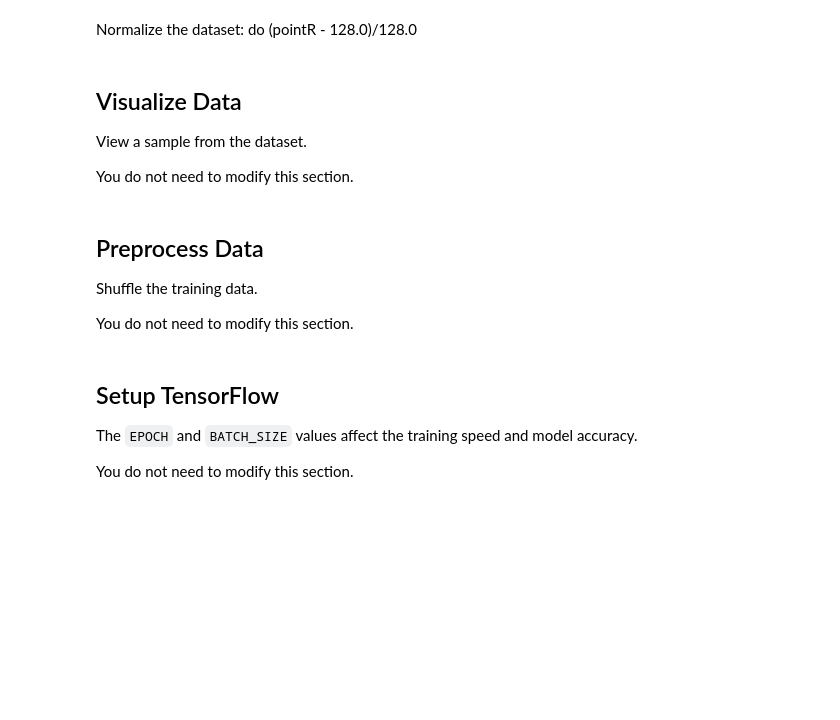
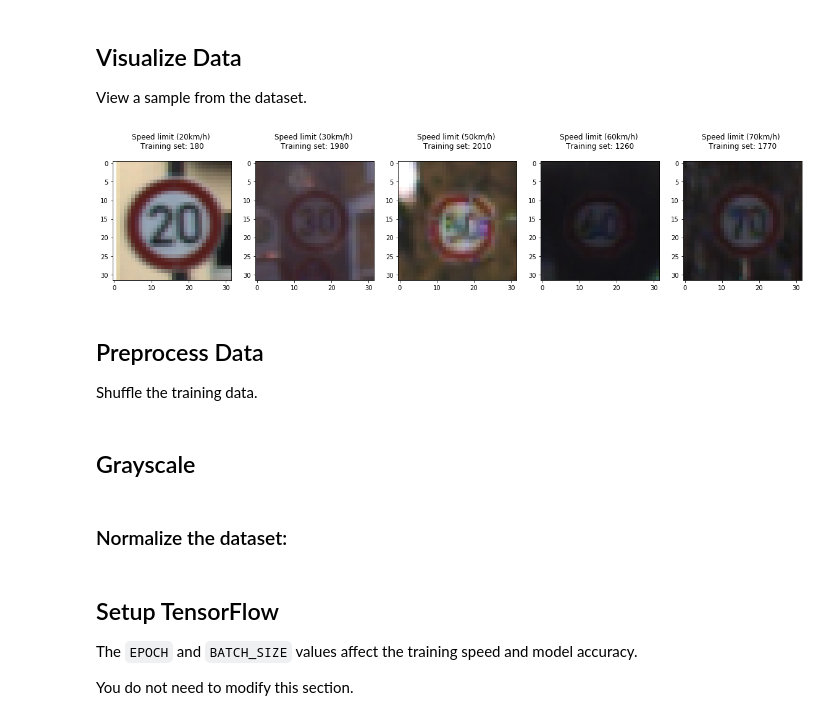
Before and after one commit to leclair-7/Traffic-Signs-Classifier, a Jupyter notebook: Traffic-Signs-Classifier.ipynb, the cells around one changed output. Saved outputs shown, nothing was run; the diff lists cells and outputs as text; code cells hidden in the pictures; blank space fills up the shorter version.

```diff
--- a/Traffic-Signs-Classifier.ipynb
+++ b/Traffic-Signs-Classifier.ipynb
@@ -149,2 +83,0 @@ done 23.35461950302124
-# %% [markdown]
-Normalize the dataset: do (pointR - 128.0)/128.0
@@ -160,23 +85,56 @@ X_test = [vecI(i) for i in X_test ]
 ## Visualize Data
 
 View a sample from the dataset.
-
-You do not need to modify this section.
-# %%
-import random
-import numpy as np
-import matplotlib.pyplot as plt
-
-
-index = random.randint(0, len(X_train))
-image = X_train[index].squeeze()
+# %%
+import random
+import numpy as np
+
+plt.figure(figsize=(20, 25))
+
+x = [i for i in range(num_classes)]
+x_arr = [count[i] for i in range(num_classes)]
+
+# gets the actual name of the image in question
+def get_sign_label(index):
+    for sign in signs_np_array:
+        if sign[0] == index:
+            return sign_class[1]
+    return('Index not found')
+
+for class_label in range(5):
+    sign_class_id = signs_np_array[class_label, 0]
+
+    pic_id = None
+    for i in range(len(y_train)):
+        if y_train[i] == class_label:
+            pic_id = i
+            break
+
+    label_actual_title = None
+    for sign in signs_np_array:
+        if sign[0] == class_label:
+            label_actual_title = sign[1]
+
+    # + 1 is because it's a column number not zero indexed
+    plt.subplot(1, 5, class_label + 1)
+    title = "{0} \nTraining set: {1}\n".format(
+        label_actual_title,
+        count[ class_label ])
+    plt.title(title, wrap=True)
+    plt.imshow(X_train[pic_id])
+
+#Auto layout
+#plt.tight_layout()
+#plt.savefig('first-few-signs.png')
+# %% [output]
+[figure, added]
 # %% [markdown]
 ## Preprocess Data
 
 Shuffle the training data.
-
-You do not need to modify this section.
 # %%
 from sklearn.utils import shuffle
 
 X_train, y_train = shuffle(X_train, y_train)
+# %% [markdown]
+## Grayscale
@@ -182,0 +155,2 @@ X_train, y_train = shuffle(X_train, y_train)
+# %% [markdown]
+### Normalize the dataset:
```
Also changed, not shown: parts of 19 cells of this notebook.
